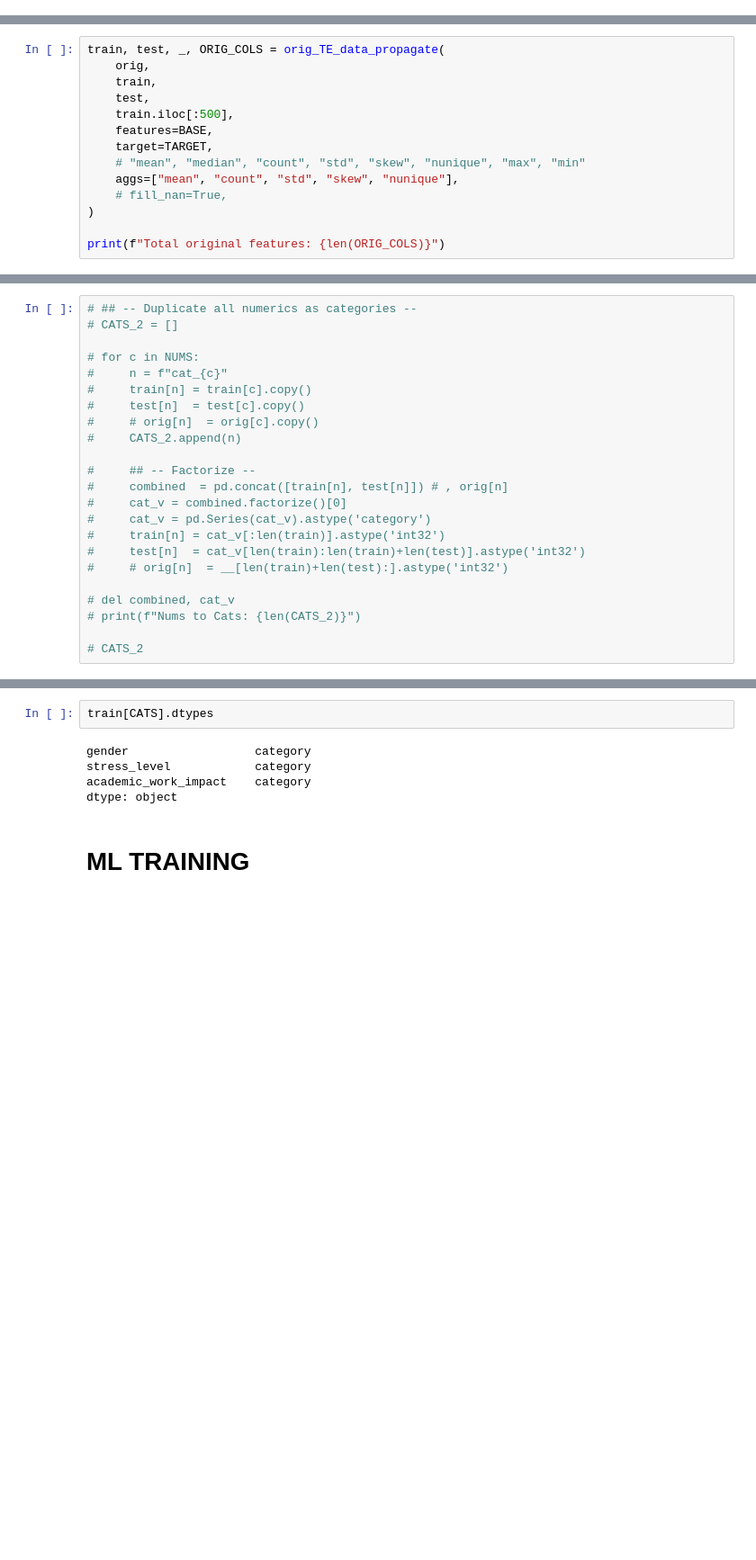
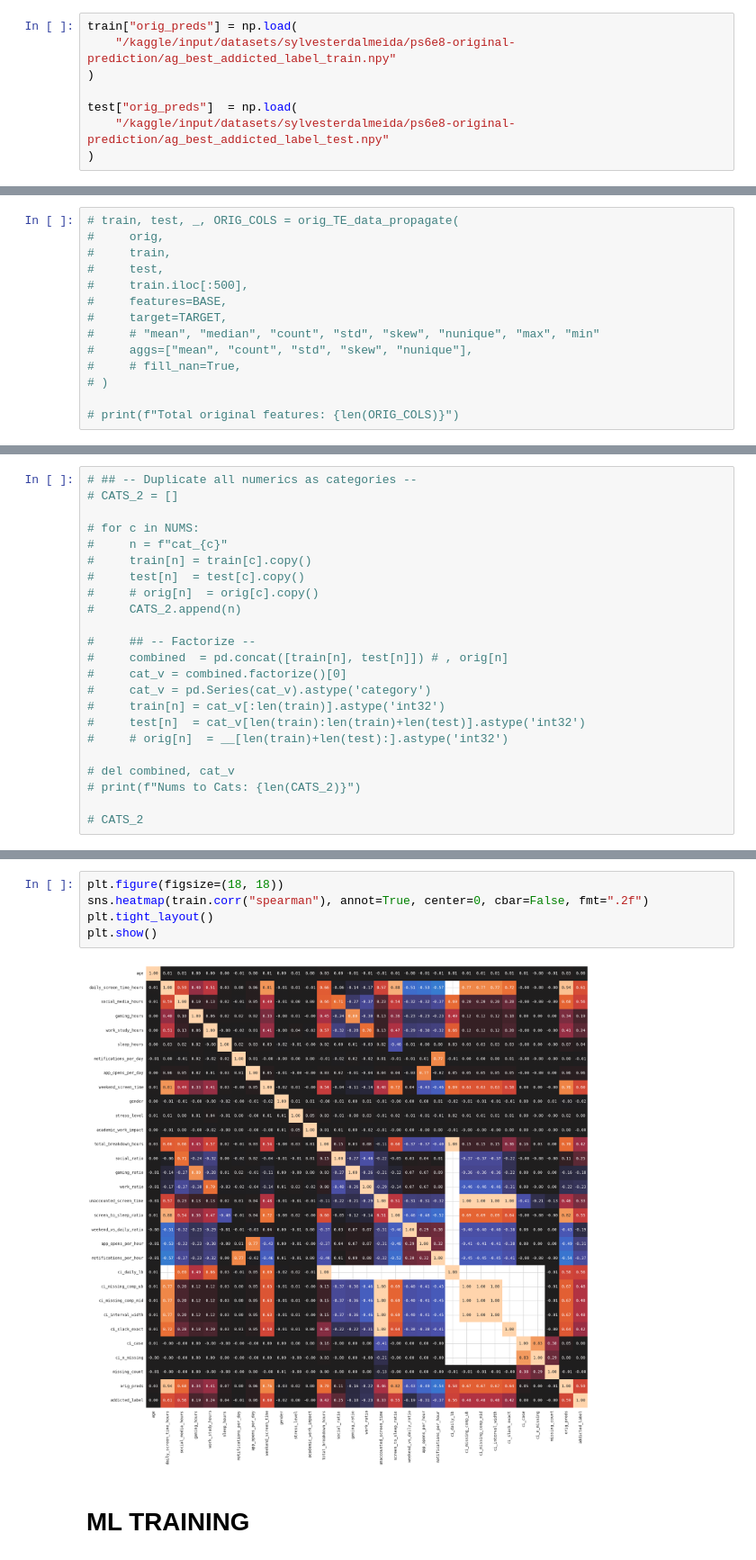
Before and after one commit to coded-sly/ps6e8-Phone-Addiction, a Jupyter notebook: ps6e8-lgb-phone-addict.ipynb, the cells around one changed output, grey strips where cells are left out. Shown at 90% size. Saved outputs shown, nothing was run; the diff lists cells and outputs as text; blank space fills up the shorter version.

```diff
--- a/ps6e8-lgb-phone-addict.ipynb
+++ b/ps6e8-lgb-phone-addict.ipynb
@@ -398,3 +482,11 @@ Series([], dtype: float64)
+# %%
+train["orig_preds"] = np.load(
+    "/kaggle/input/datasets/sylvesterdalmeida/ps6e8-original-prediction/ag_best_addicted_label_train.npy"
+)
+
+test["orig_preds"]  = np.load(
+    "/kaggle/input/datasets/sylvesterdalmeida/ps6e8-original-prediction/ag_best_addicted_label_test.npy"
+)
 # %%
 # ## -- Reduce data memory --
 # def reduce_memory(df):
@@ -682,16 +774,16 @@ def orig_TE_data_propagate(
 
     return X_train_df, X_valid_df, X_test_df, ORIG
 # %%
-train, test, _, ORIG_COLS = orig_TE_data_propagate(
-    orig,
-    train,
-    test,
-    train.iloc[:500],
-    features=BASE,
-    target=TARGET,
-    # "mean", "median", "count", "std", "skew", "nunique", "max", "min"
-    aggs=["mean", "count", "std", "skew", "nunique"],
-    # fill_nan=True,
-)
+# train, test, _, ORIG_COLS = orig_TE_data_propagate(
+#     orig,
+#     train,
+#     test,
+#     train.iloc[:500],
+#     features=BASE,
+#     target=TARGET,
+#     # "mean", "median", "count", "std", "skew", "nunique", "max", "min"
+#     aggs=["mean", "count", "std", "skew", "nunique"],
+#     # fill_nan=True,
+# )
 
-print(f"Total original features: {len(ORIG_COLS)}")
+# print(f"Total original features: {len(ORIG_COLS)}")
@@ -769,10 +859,10 @@ Label encoding complete!
-# %%
-train[CATS].dtypes
-# %% [output]
-gender                  category
-stress_level            category
-academic_work_impact    category
-dtype: object
+# %%
+plt.figure(figsize=(18, 18))
+sns.heatmap(train.corr("spearman"), annot=True, center=0, cbar=False, fmt=".2f")
+plt.tight_layout()
+plt.show()
+# %% [output]
+[figure, added]
 # %% [markdown]
 # ML TRAINING
 # %%
```
Also changed, not shown: parts of 14 cells of this notebook.
